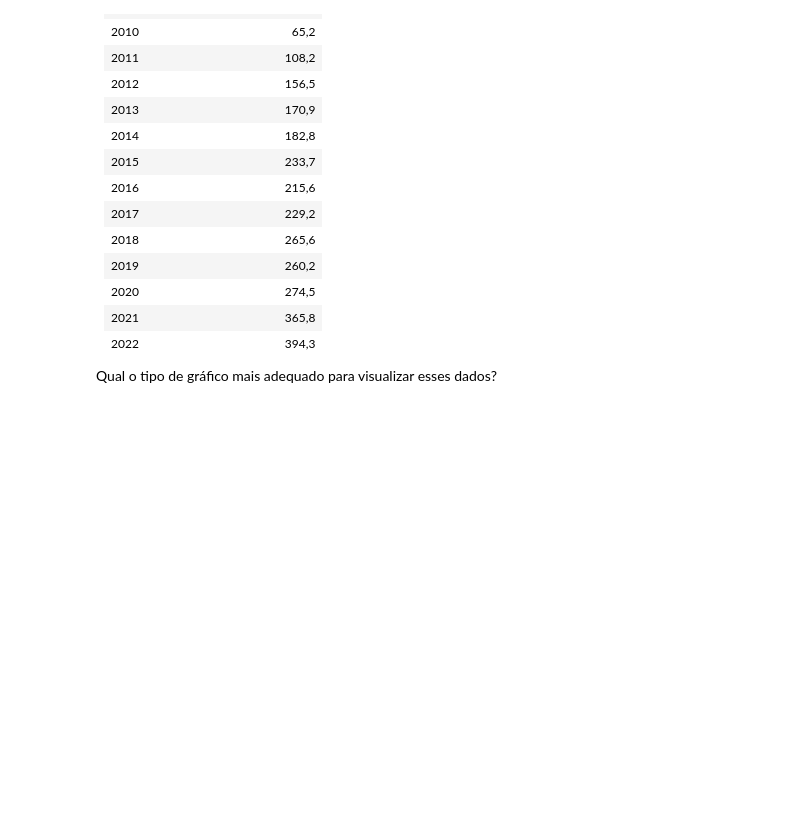
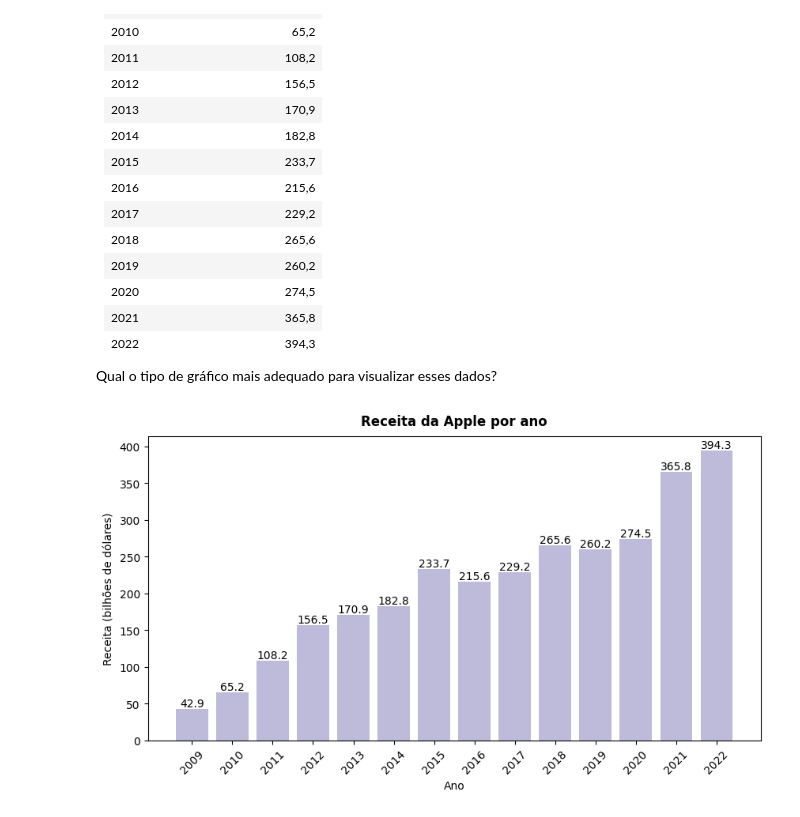
Before and after one commit to accorsi-lucas/Matplotlib-e-Seaborn, a Jupyter notebook: Matplotlib - exercícios - gráfico de barras/07_exercicios_parte_2_inicial.ipynb, the cells around one changed output. Saved outputs shown, nothing was run; the diff lists cells and outputs as text; code cells hidden in the pictures; blank space fills up the shorter version.

```diff
--- a/Matplotlib - exercícios - gráfico de barras/07_exercicios_parte_2_inicial.ipynb
+++ b/Matplotlib - exercícios - gráfico de barras/07_exercicios_parte_2_inicial.ipynb
@@ -42,0 +41,18 @@ receita = [42.9, 65.2, 108.2, 156.5, 170.9, 182.8, 233.7, 215.6, 229.2, 265.6, 2
+# %%
+# gráfico de barras
+# gráfico de linhas
+import matplotlib.pyplot as plt
+
+plt.figure(figsize=(10, 5))
+
+cores = plt.get_cmap('Set3').colors
+barras = plt.bar(ano, receita, color=cores[2])
+plt.bar_label(barras)
+plt.xticks(ano, rotation=45)
+# plt.bar(ano, receita, color=cores[1])
+plt.xlabel('Ano')
+plt.ylabel('Receita (bilhões de dólares)')
+plt.title('Receita da Apple por ano', pad=10, fontweight='bold')
+plt.show()
+# %% [output]
+[figure, added]
```
Also changed, not shown: parts of 1 cell of this notebook, 2 other files.
